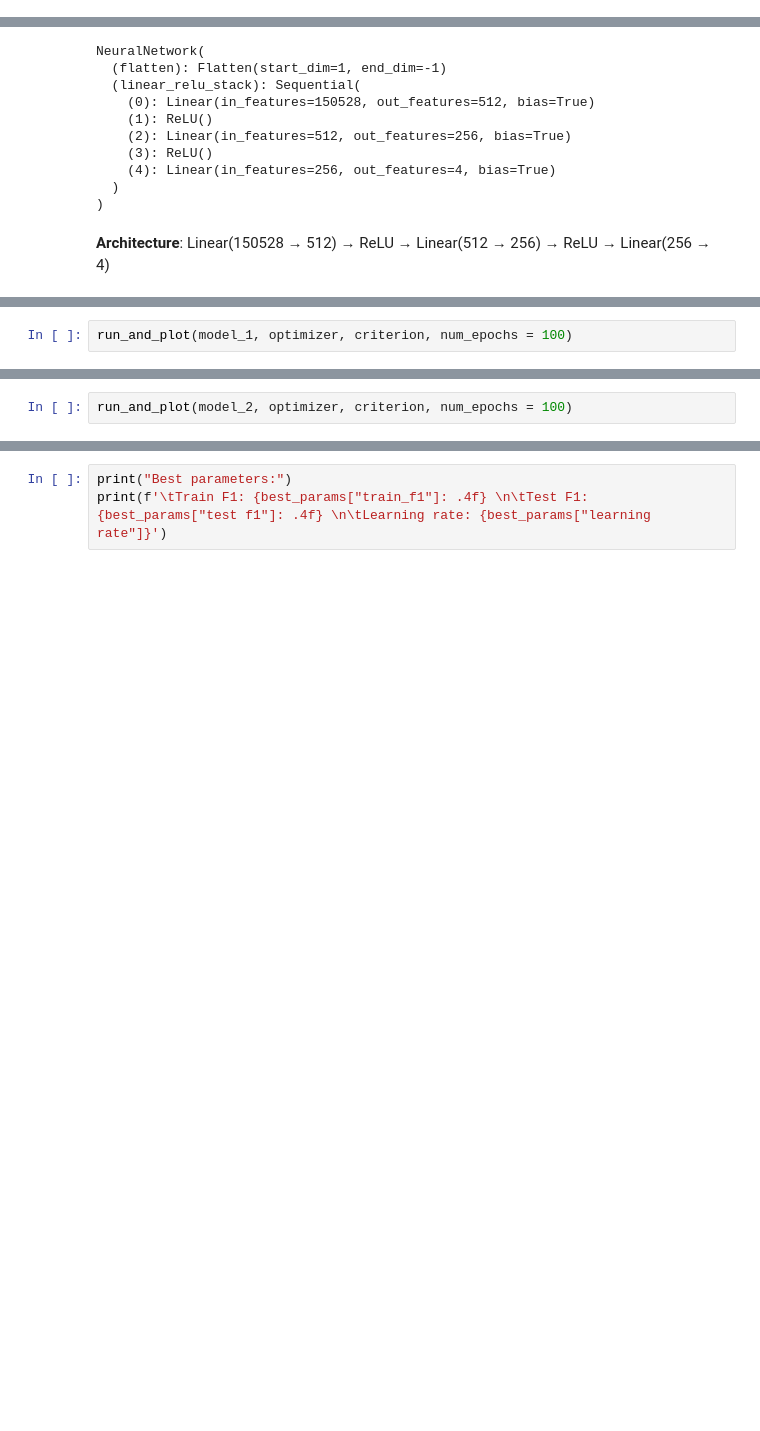
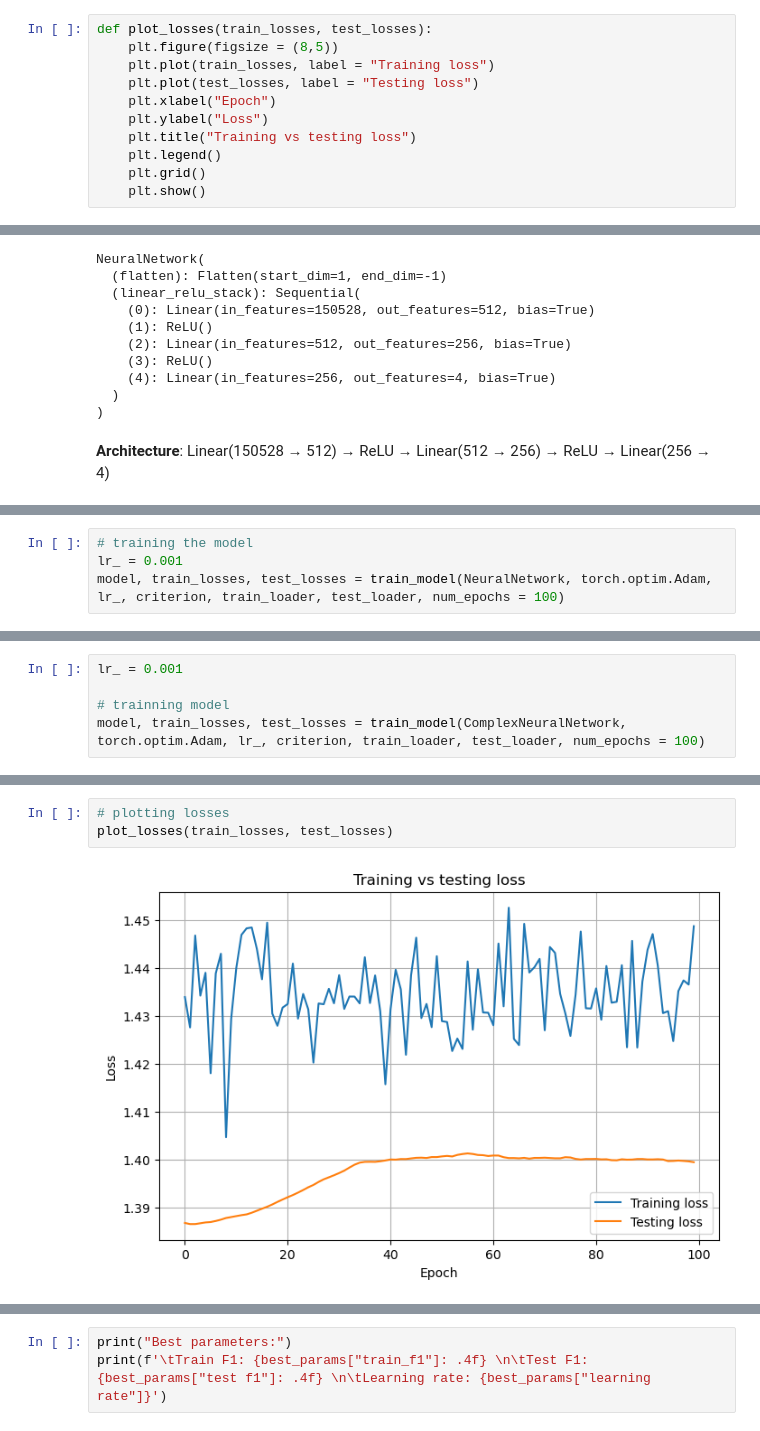
Before and after one commit to jihane1604/DSAI4101---Deep-learning---project, a Jupyter notebook: deep learning.ipynb, the cells around one changed output, grey strips where cells are left out. Saved outputs shown, nothing was run; the diff lists cells and outputs as text; blank space fills up the shorter version.

```diff
--- a/deep learning.ipynb
+++ b/deep learning.ipynb
@@ -112 +133,12 @@ def run_and_plot(model, optimizer, criterion, num_epochs = 100):
+# %%
+def plot_losses(train_losses, test_losses):
+    plt.figure(figsize = (8,5))
+    plt.plot(train_losses, label = "Training loss")
+    plt.plot(test_losses, label = "Testing loss")
+    plt.xlabel("Epoch")
+    plt.ylabel("Loss")
+    plt.title("Training vs testing loss")
+    plt.legend()
+    plt.grid()
+    plt.show()
 # %%
@@ -166,3 +194,5 @@ optimizer = torch.optim.Adam(model_1.parameters(), lr=0.001)
 # %%
-run_and_plot(model_1, optimizer, criterion, num_epochs = 100)
+# training the model
+lr_ = 0.001
+model, train_losses, test_losses = train_model(NeuralNetwork, torch.optim.Adam, lr_, criterion, train_loader, test_loader, num_epochs = 100)
 # %% [output]
@@ -231,2 +215,0 @@ optimizer = torch.optim.Adam(model_2.parameters(), lr=0.001)
-# %%
-run_and_plot(model_2, optimizer, criterion, num_epochs = 100)
@@ -321,0 +283,5 @@ import random
+# %%
+lr_ = 0.001
+
+# trainning model
+model, train_losses, test_losses = train_model(ComplexNeuralNetwork, torch.optim.Adam, lr_, criterion, train_loader, test_loader, num_epochs = 100)
@@ -321,0 +299,5 @@ import random
+# %%
+# plotting losses
+plot_losses(train_losses, test_losses)
+# %% [output]
+[figure, added]
```
Also changed, not shown: parts of 30 cells of this notebook, 1 other file.
